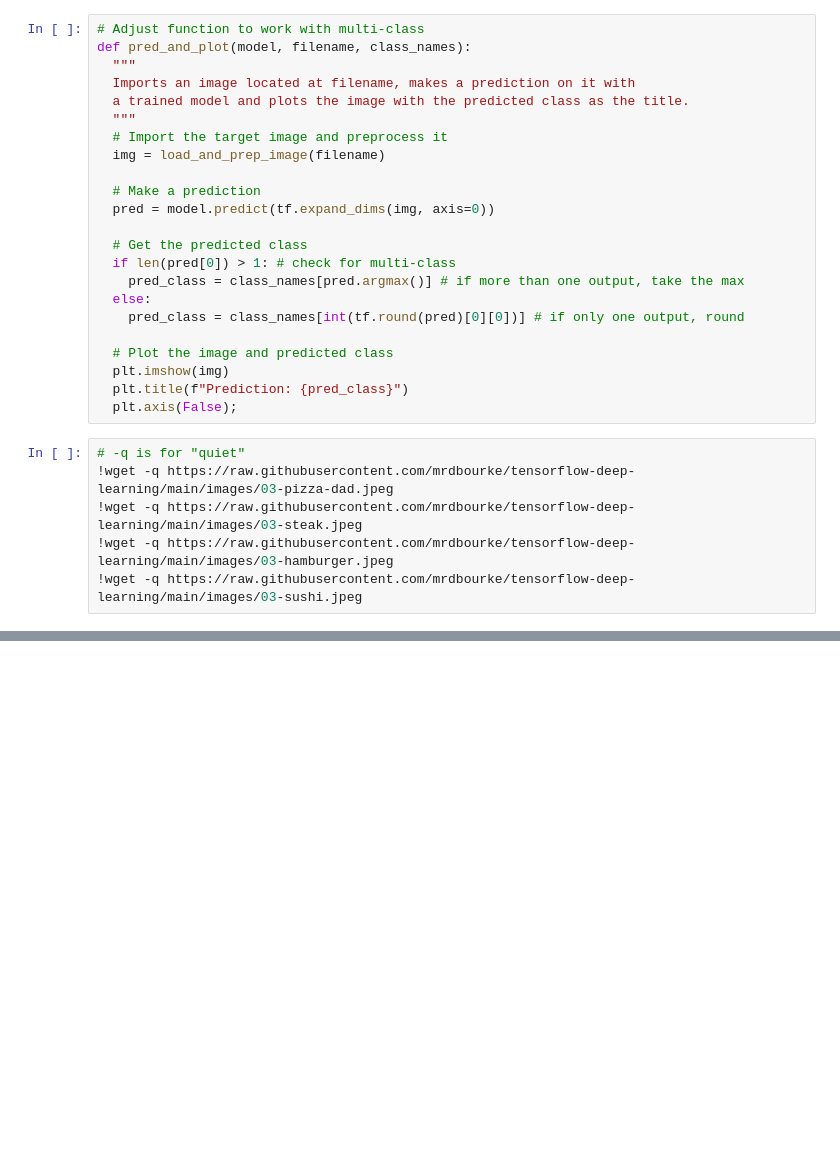
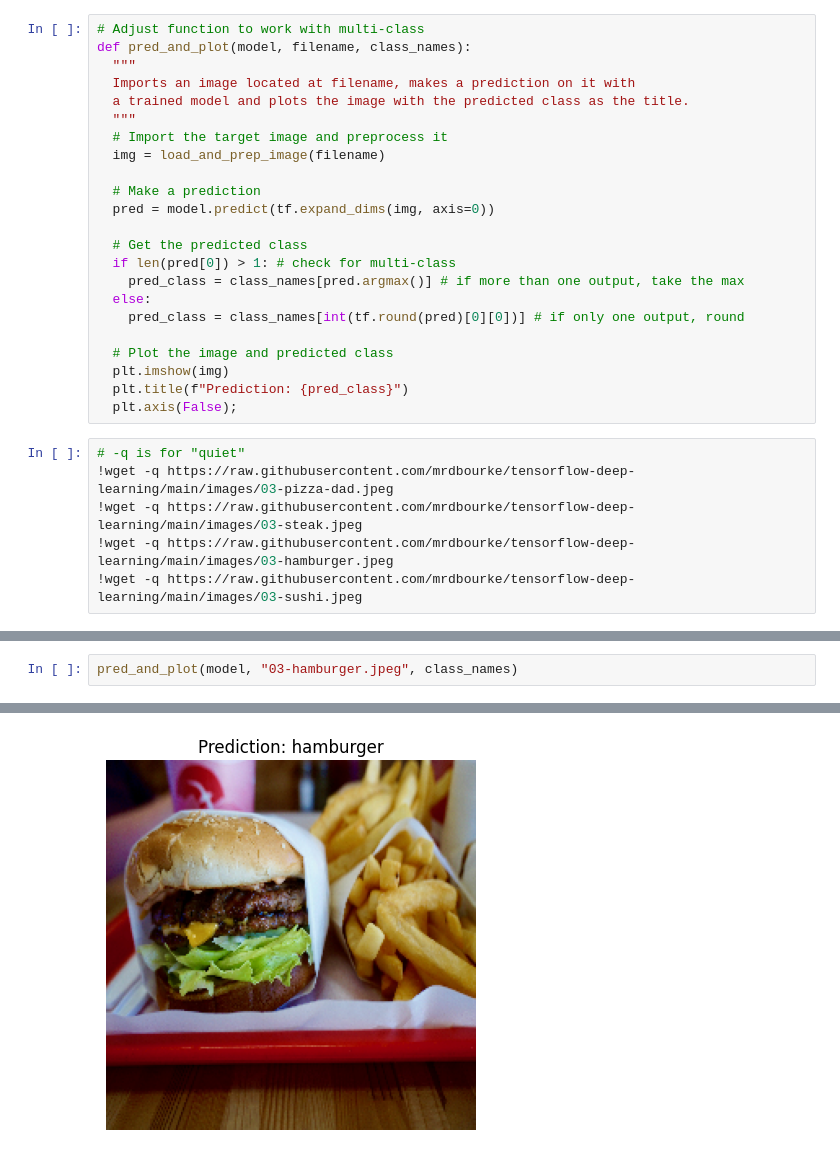
Before and after one commit to faisal-rasheed-lone/Neural-Networks-And-Deep-Learning, a Jupyter notebook: LeNeT_implememntation.ipynb, the cells around one changed output, grey strips where cells are left out. Saved outputs shown, nothing was run; the diff lists cells and outputs as text; blank space fills up the shorter version.

```diff
--- a/LeNeT_implememntation.ipynb
+++ b/LeNeT_implememntation.ipynb
@@ -349,0 +365,3 @@ pred_and_plot(alexnet_model, "03-steak.jpeg", class_names)
+# %%
+pred_and_plot(model, "03-hamburger.jpeg", class_names)
+# %% [output]
@@ -349,0 +369 @@ pred_and_plot(alexnet_model, "03-steak.jpeg", class_names)
+[figure, added]
```
Also changed, not shown: parts of 12 cells of this notebook.
